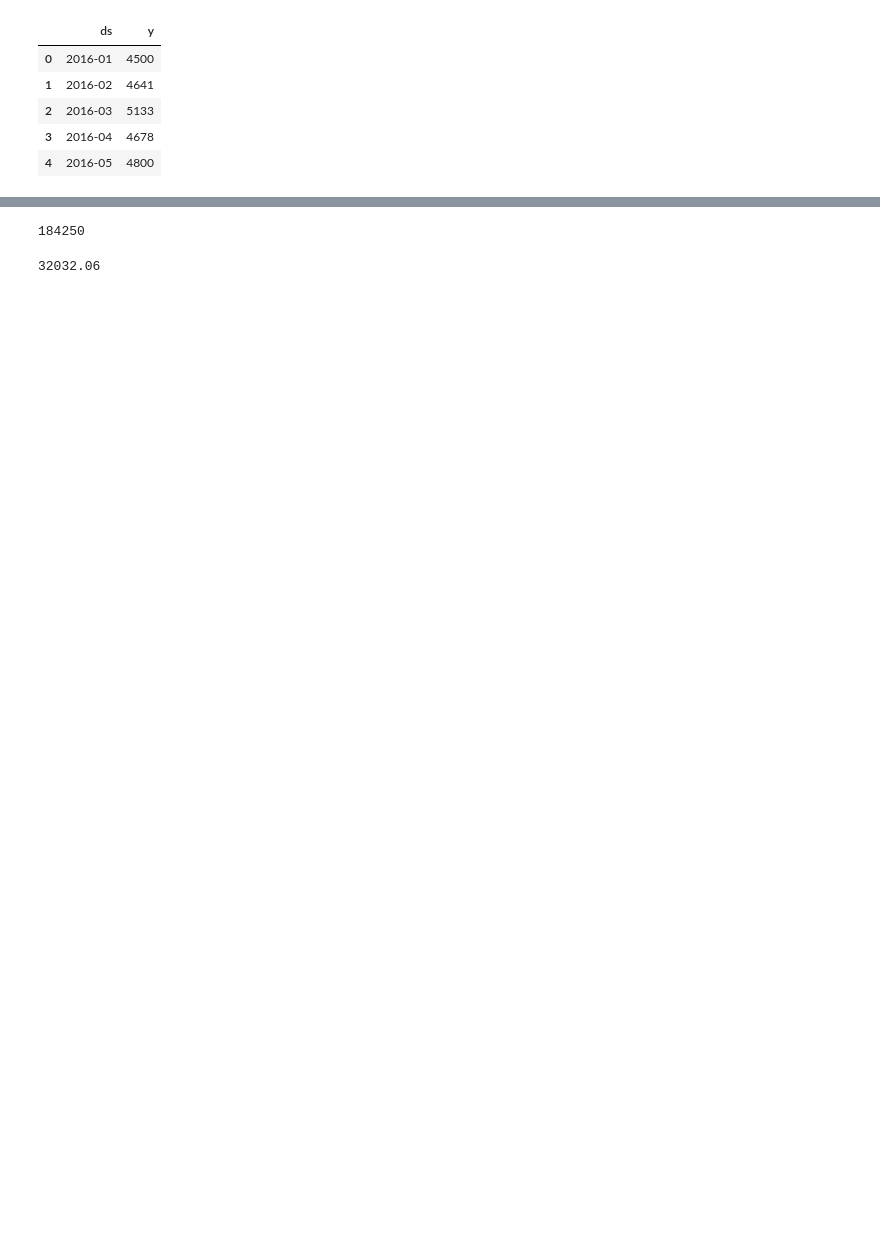
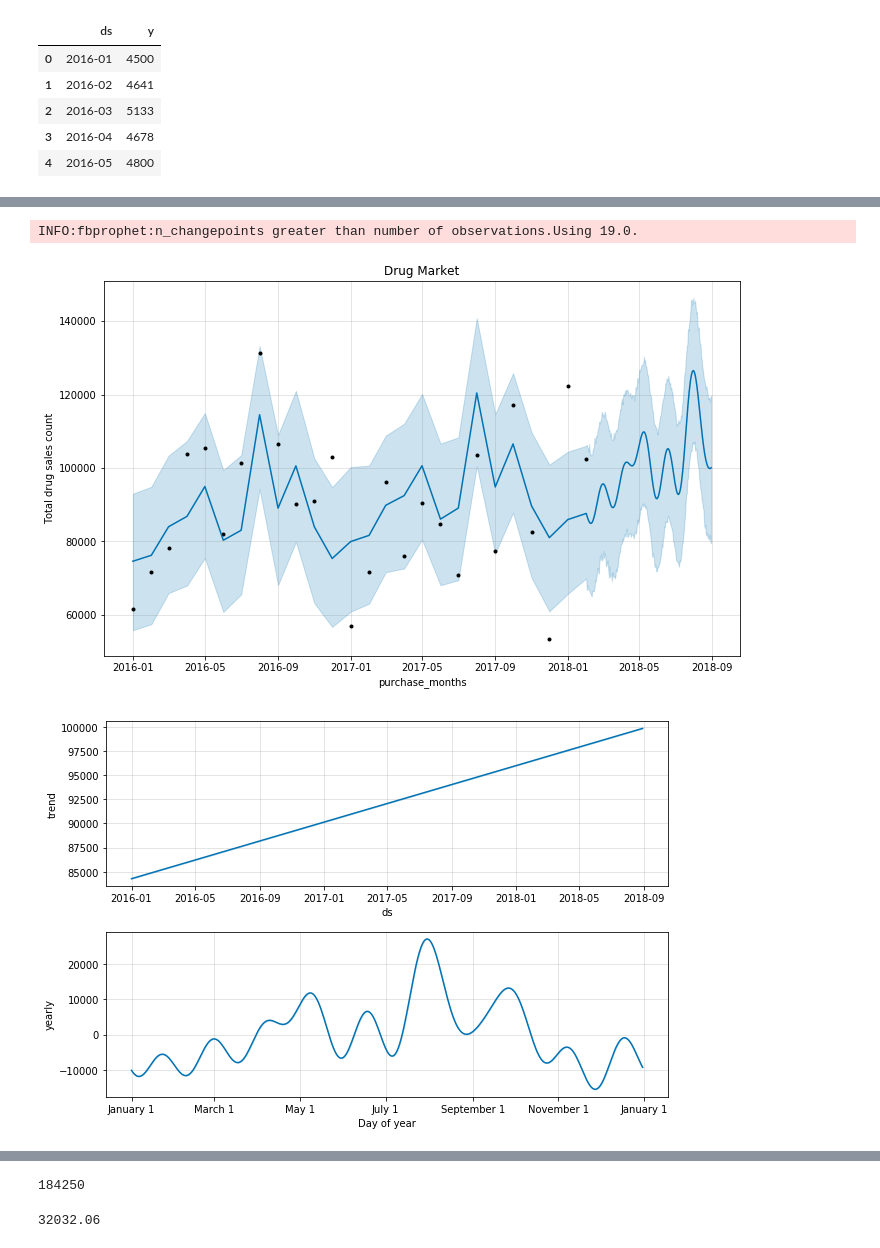
Before and after one commit to DorkNstein/data_modeling, a Jupyter notebook: test_drug.ipynb, the cells around one changed output, grey strips where cells are left out. Cells and saved outputs as stored; diff of their text form; code cells hidden in the pictures; blank space fills up the shorter version.

```diff
--- a/test_drug.ipynb
+++ b/test_drug.ipynb
@@ -89,3 +176,21 @@ display(m_forecast.tail())
+# %%
+msk = int(len(m_df1_sum) * 0.8)
+m_df1_sum_train = m_df1_sum[:msk]
+m_train = Prophet(weekly_seasonality=False, daily_seasonality=False)
+
+m_train.fit(m_df1_sum_train)
+m_forecast_train = m_train.make_future_dataframe(periods=210, freq='D')
+m_forecast_train = m_train.predict(m_forecast_train)
+fig = m_train.plot(m_forecast_train, xlabel='purchase_months', ylabel='Total drug sales count')
+plt.title('Drug Market')
+plt.show()
+
+m_train.plot_components(m_forecast_train)
+plt.show()
+# %% [output]
+INFO:fbprophet:n_changepoints greater than number of observations.Using 19.0.
+[figure, added]
+[figure, added]
 # %%
 m_count = Prophet(weekly_seasonality=False, daily_seasonality=False)
 m_count.fit(m_df1_count)
```
Also changed, not shown: parts of 35 cells of this notebook, 3 other files.
